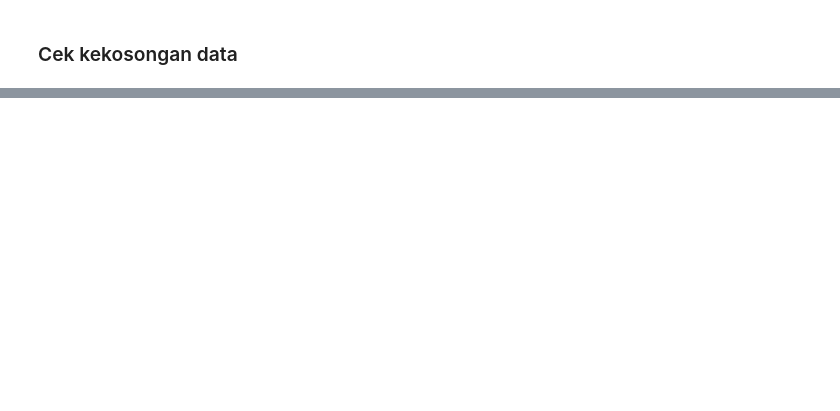
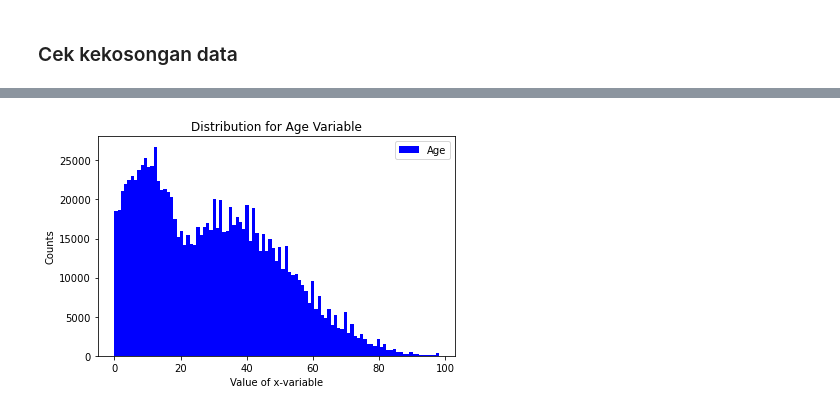
Before and after one commit to zoraulia/projectlab-susenas, a Jupyter notebook: read_data.ipynb, the cells around one changed output, grey strips where cells are left out. Saved outputs shown, nothing was run; the diff lists cells and outputs as text; code cells hidden in the pictures; blank space fills up the shorter version.

Commit message:
sanity check the dataset

```diff
--- a/read_data.ipynb
+++ b/read_data.ipynb
@@ -39,0 +84,3 @@ sus12_ki
+# %%
+sus12_ki=select_columns(sus12_ki,kolom)
+sus12_ki
@@ -39,0 +108,26 @@ sus12_ki
+# %%
+ubah_kolom={'URUT':'identifier_rt',
+        'NART': 'individu',
+        'B1R1': 'provinsi',
+        'B1R2': 'kab_kota',
+        'B1R5': 'desa_kota',
+        'UMUR': 'umur',
+        'HB': 'hubkel',
+        'JK': 'jenis_kelamin',
+        'KWN': 'status_perkawinan',
+        'B5R17': 'ijazah',
+        'B5R32': 'umur_kawin',
+        'B5R33': 'jml_tahun_kawin',
+        'B5R18A': 'pend_3bulan',
+        'B5R19A': 'bacatulis_Latin',
+        'B5R19B': 'bacatulis_Arab',
+        'B5R19C': 'bacatulis_Lainnya',
+        'B5R20': 'internet',
+        'EXP_CAP': 'exp_cap',
+        'WEIND': 'weight'}
+# %%
+def change_columns(dataset,dict_column):
+    data = dataset.rename(columns=dict_column).copy()
+    return data
+# %%
+sus12_ki=change_columns(sus12_ki,ubah_kolom)
@@ -63,0 +200,14 @@ print('{:,.0f}'.format(total_pop))
+# %%
+# Histogram for Age Variable
+plot_umur = sus12_ki['umur']
+
+plot_umur.plot.hist(grid=False, bins=99, rwidth=1,color='blue',label='Age')
+plt.title('Distribution for Age Variable')
+plt.xlabel('Value of x-variable')
+plt.ylabel('Counts')
+plt.legend(loc="best")
+plt.tight_layout()
+plt.rcParams['figure.figsize'] = [10, 4]
+plt.show()
+# %% [output]
+[figure, added]
```
Also changed, not shown: parts of 20 cells of this notebook, 1 other file.
